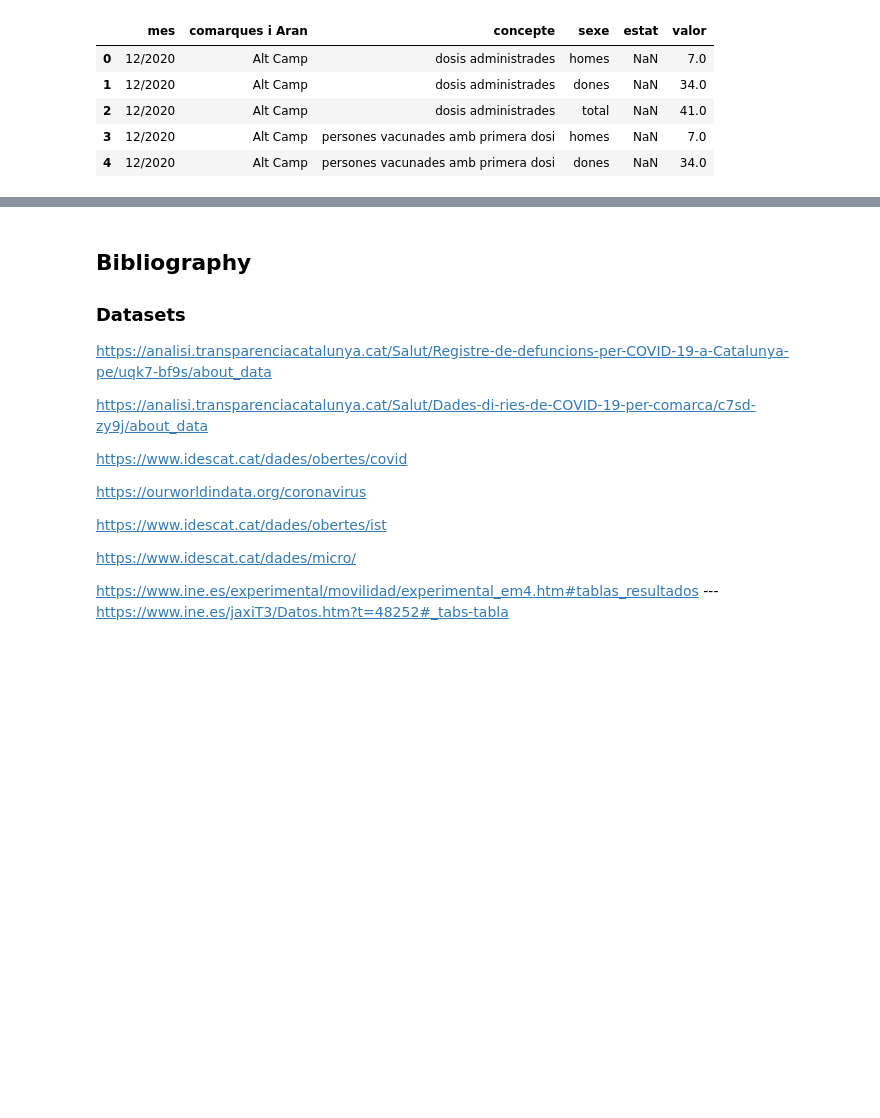
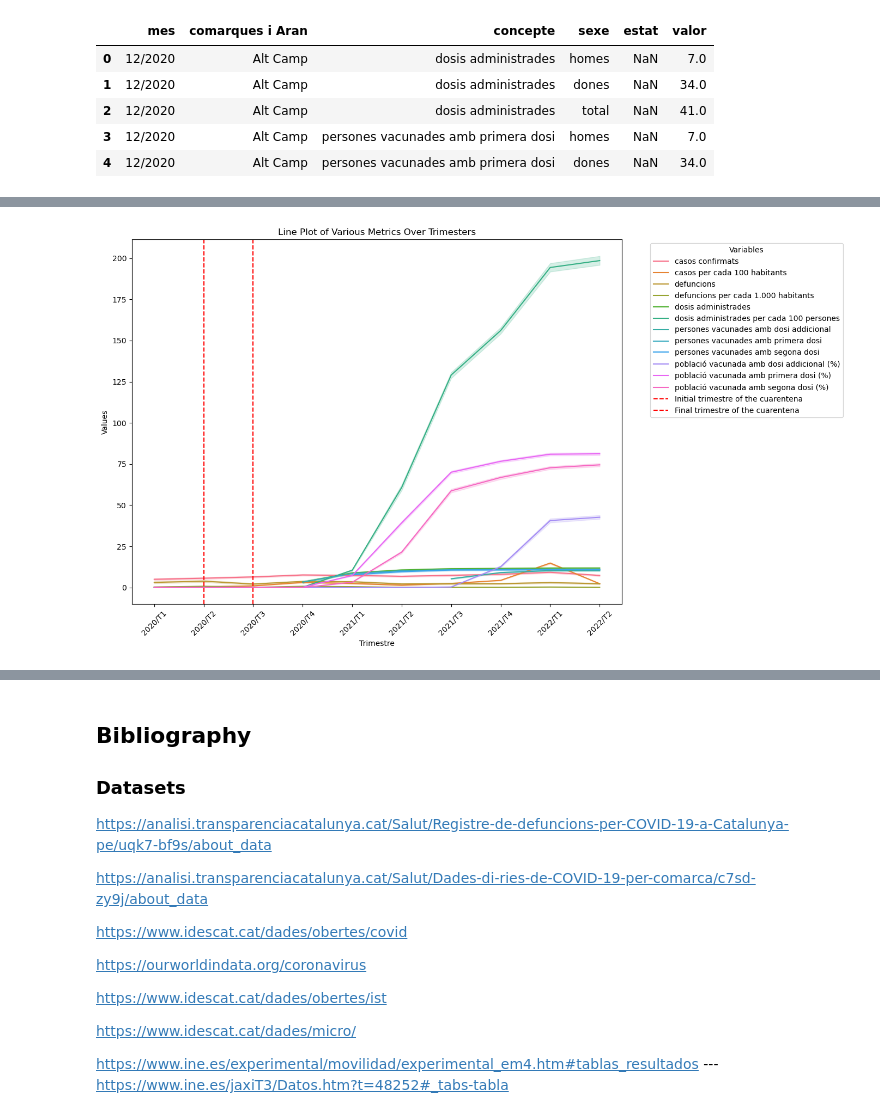
Before and after one commit to RobertTorrell/BayesCovidCat, a Jupyter notebook: BayesCodivCat_nb.ipynb, the cells around one changed output, grey strips where cells are left out. Cells and saved outputs as stored; diff of their text form; code cells hidden in the pictures; blank space fills up the shorter version.

```diff
--- a/BayesCodivCat_nb.ipynb
+++ b/BayesCodivCat_nb.ipynb
@@ -232,0 +283,37 @@ df_defuncions_comarques_trimestral_total.head()
+# %%
+import pandas as pd
+import seaborn as sns
+import matplotlib.pyplot as plt
+
+def do_plots_line_exploration(colnames, exponential=False):
+
+    df_comarques_trimestral_total['trimestre'] = pd.Categorical(df_comarques_trimestral_total['trimestre'], categories=sorted(df_comarques_trimestral_total['trimestre'].unique()), ordered=True)
+
+    df_long = pd.melt(df_comarques_trimestral_total, id_vars=['comarques i Aran', 'trimestre'],
+                      value_vars=colnames,
+                      var_name='Variable', value_name='Value')
+
+    plt.figure(figsize=(14, 8))
+    if(exponential):
+        df_long["Value"]=np.exp(df_long["Value"])
+    sns.lineplot(data=df_long, x='trimestre', y='Value', hue='Variable')
+    plt.xticks(rotation=45)
+    plt.axvline(x='2020/T2', color='red', linestyle='--', label='Initial trimestre of the cuarentena')
+    plt.axvline(x='2020/T3', color='red', linestyle='--', label='Final trimestre of the cuarentena')
+    plt.title('Line Plot of Various Metrics Over Trimesters')
+    plt.xlabel('Trimestre')
+    plt.ylabel('Values')
+    plt.legend(title='Variables', bbox_to_anchor=(1.05, 1), loc='upper left')
+    plt.tight_layout()
+    plt.show()
+
+do_plots_line_exploration(['casos confirmats', 'casos per cada 100 habitants',
+                                  'defuncions', 'defuncions per cada 1.000 habitants',
+                                  'dosis administrades', 'dosis administrades per cada 100 persones',
+                                  'persones vacunades amb dosi addicional', 'persones vacunades amb primera dosi',
+                                  'persones vacunades amb segona dosi',
+                                  'població vacunada amb dosi addicional (%)',
+                                  'població vacunada amb primera dosi (%)',
+                                  'població vacunada amb segona dosi (%)'])
+# %% [output]
+[figure, added]
```
Also changed, not shown: parts of 16 cells of this notebook.
